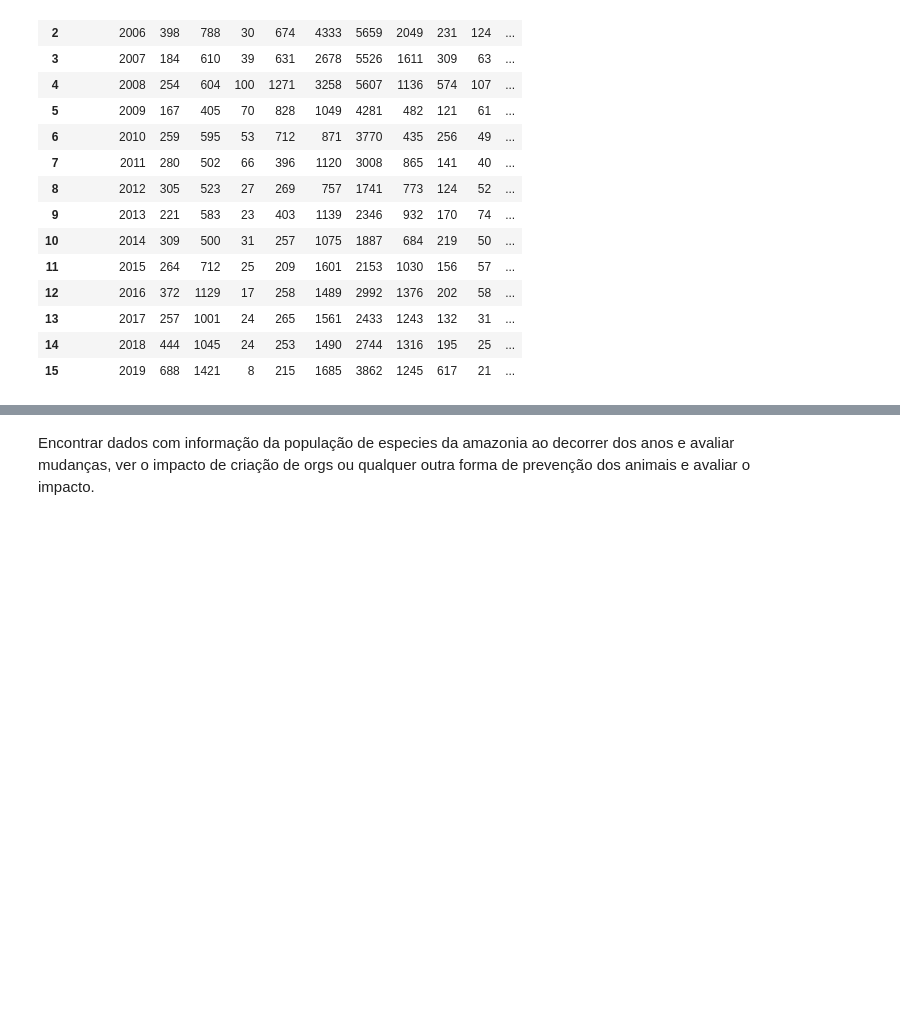
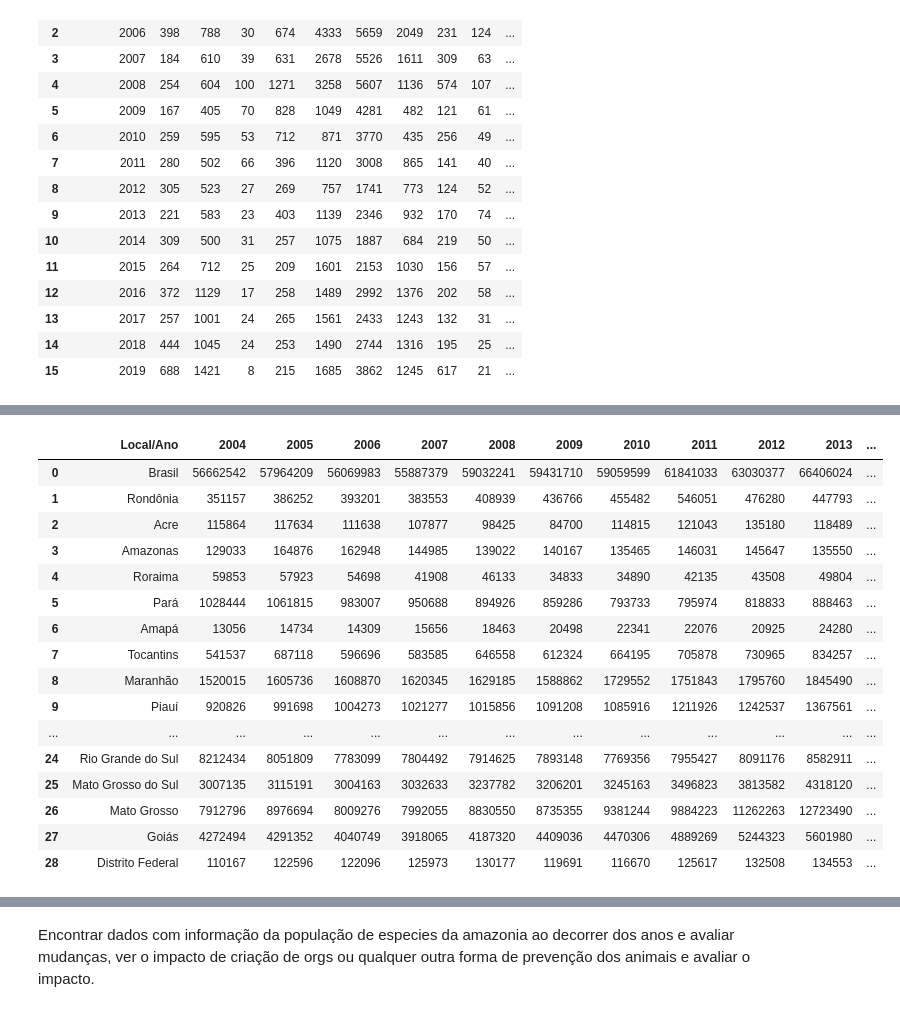
Before and after one commit to MatheusRobles/Projeto_Pandas, a Jupyter notebook: Analise_Exploratoria_Amazonia.ipynb, the cells around one changed output, grey strips where cells are left out. Cells and saved outputs as stored; diff of their text form; code cells hidden in the pictures; blank space fills up the shorter version.

```diff
--- a/Analise_Exploratoria_Amazonia.ipynb
+++ b/Analise_Exploratoria_Amazonia.ipynb
@@ -126,0 +115,21 @@ plt.show()
+# %%
+df_agro = pd.read_csv("/content/Projeto_Pandas/Tabela_IBGE_SIDRA_AGRO_plantacao_por_hec.csv")
+df_agro
+# %% [output]
+|  | Local/Ano | 2004 | 2005 | 2006 | 2007 | 2008 | 2009 | 2010 | 2011 | 2012 | 2013 | ... |
+| 0 | Brasil | 56662542 | 57964209 | 56069983 | 55887379 | 59032241 | 59431710 | 59059599 | 61841033 | 63030377 | 66406024 | ... |
+| 1 | Rondônia | 351157 | 386252 | 393201 | 383553 | 408939 | 436766 | 455482 | 546051 | 476280 | 447793 | ... |
+| 2 | Acre | 115864 | 117634 | 111638 | 107877 | 98425 | 84700 | 114815 | 121043 | 135180 | 118489 | ... |
+| 3 | Amazonas | 129033 | 164876 | 162948 | 144985 | 139022 | 140167 | 135465 | 146031 | 145647 | 135550 | ... |
+| 4 | Roraima | 59853 | 57923 | 54698 | 41908 | 46133 | 34833 | 34890 | 42135 | 43508 | 49804 | ... |
+| 5 | Pará | 1028444 | 1061815 | 983007 | 950688 | 894926 | 859286 | 793733 | 795974 | 818833 | 888463 | ... |
+| 6 | Amapá | 13056 | 14734 | 14309 | 15656 | 18463 | 20498 | 22341 | 22076 | 20925 | 24280 | ... |
+| 7 | Tocantins | 541537 | 687118 | 596696 | 583585 | 646558 | 612324 | 664195 | 705878 | 730965 | 834257 | ... |
+| 8 | Maranhão | 1520015 | 1605736 | 1608870 | 1620345 | 1629185 | 1588862 | 1729552 | 1751843 | 1795760 | 1845490 | ... |
+| 9 | Piauí | 920826 | 991698 | 1004273 | 1021277 | 1015856 | 1091208 | 1085916 | 1211926 | 1242537 | 1367561 | ... |
+| ... | ... | ... | ... | ... | ... | ... | ... | ... | ... | ... | ... | ... |
+| 24 | Rio Grande do Sul | 8212434 | 8051809 | 7783099 | 7804492 | 7914625 | 7893148 | 7769356 | 7955427 | 8091176 | 8582911 | ... |
+| 25 | Mato Grosso do Sul | 3007135 | 3115191 | 3004163 | 3032633 | 3237782 | 3206201 | 3245163 | 3496823 | 3813582 | 4318120 | ... |
+| 26 | Mato Grosso | 7912796 | 8976694 | 8009276 | 7992055 | 8830550 | 8735355 | 9381244 | 9884223 | 11262263 | 12723490 | ... |
+| 27 | Goiás | 4272494 | 4291352 | 4040749 | 3918065 | 4187320 | 4409036 | 4470306 | 4889269 | 5244323 | 5601980 | ... |
+| 28 | Distrito Federal | 110167 | 122596 | 122096 | 125973 | 130177 | 119691 | 116670 | 125617 | 132508 | 134553 | ... |
```
Also changed, not shown: parts of 18 cells of this notebook.
